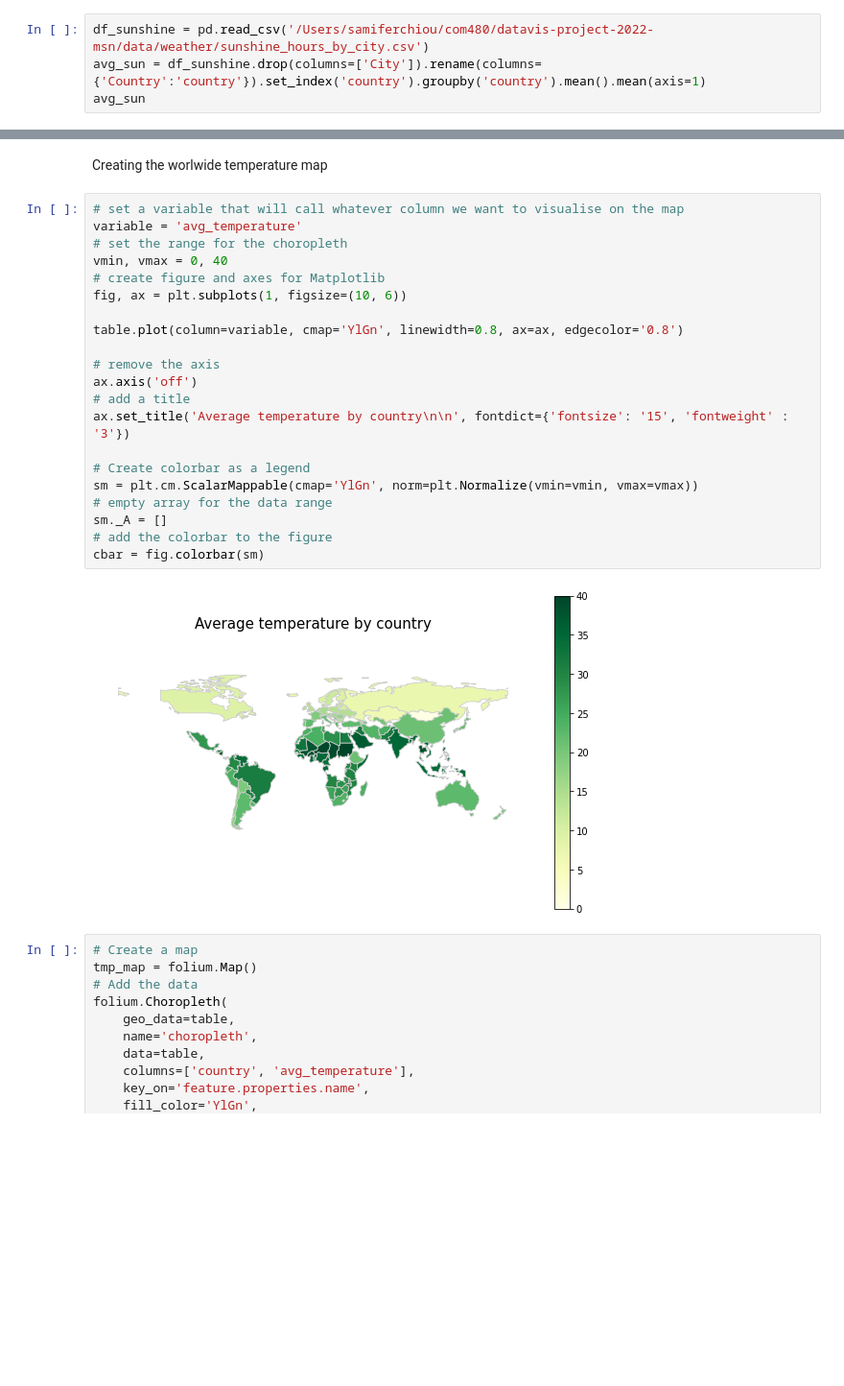
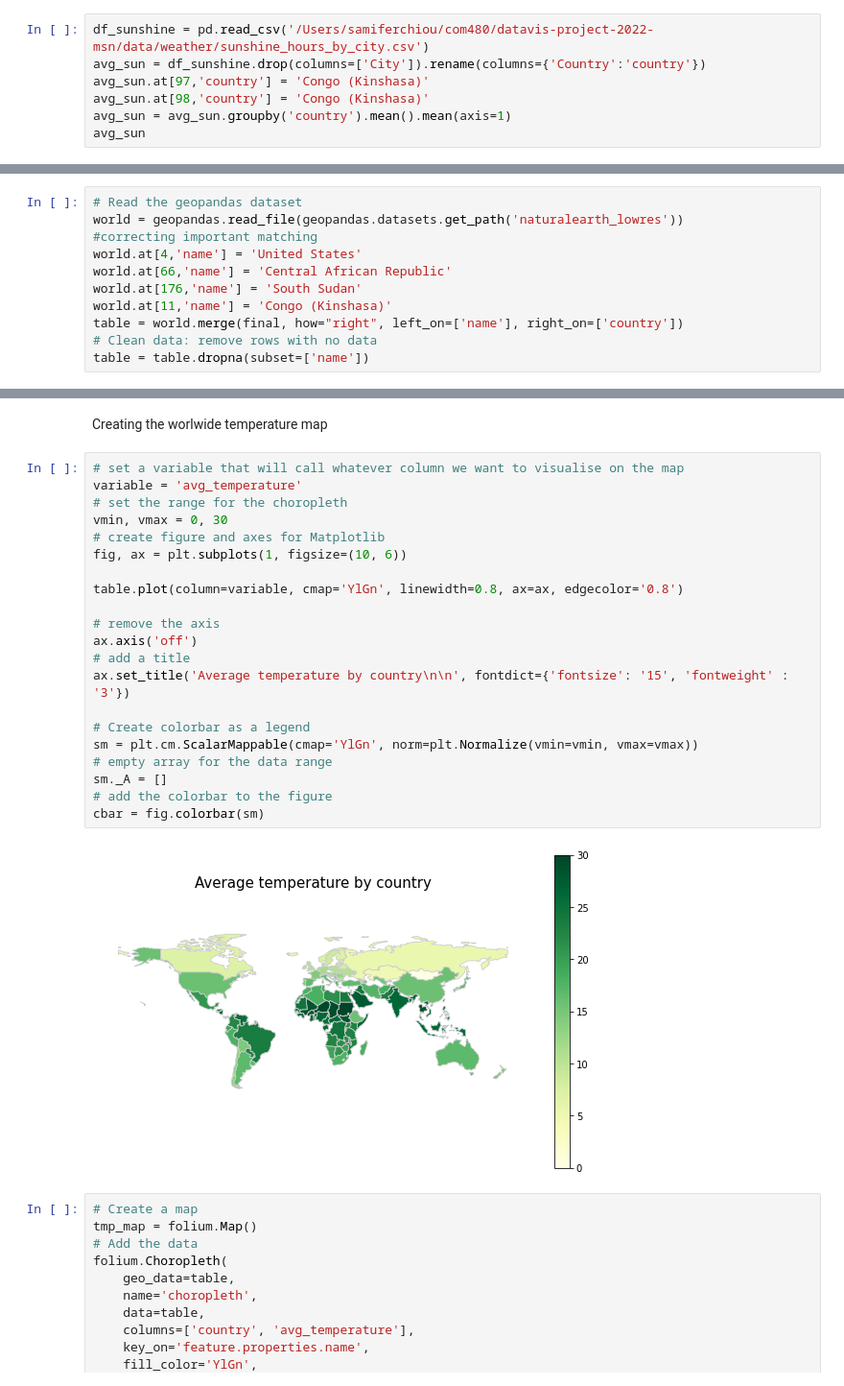
Before and after one commit to com-480-data-visualization/datavis-project-2022-msn, a Jupyter notebook: Milestone2/core_visualization.ipynb, the cells around one changed output, grey strips where cells are left out. Shown at 96% size. Saved outputs shown, nothing was run; the diff lists cells and outputs as text; blank space fills up the shorter version.

```diff
--- a/Milestone2/core_visualization.ipynb
+++ b/Milestone2/core_visualization.ipynb
@@ -164,7 +152,10 @@ Length: 203, dtype: float64
 Loading the Sunshine dataset
 # %%
 df_sunshine = pd.read_csv('/Users/samiferchiou/com480/datavis-project-2022-msn/data/weather/sunshine_hours_by_city.csv')
-avg_sun = df_sunshine.drop(columns=['City']).rename(columns={'Country':'country'}).set_index('country').groupby('country').mean().mean(axis=1)
+avg_sun = df_sunshine.drop(columns=['City']).rename(columns={'Country':'country'})
+avg_sun.at[97,'country'] = 'Congo (Kinshasa)'
+avg_sun.at[98,'country'] = 'Congo (Kinshasa)'
+avg_sun = avg_sun.groupby('country').mean().mean(axis=1)
 avg_sun
 # %% [output]
 country
@@ -227,3 +218,14 @@ final
 # %% [markdown]
 Creating the worlwide happiness map
+# %%
+# Read the geopandas dataset
+world = geopandas.read_file(geopandas.datasets.get_path('naturalearth_lowres'))
+#correcting important matching
+world.at[4,'name'] = 'United States'
+world.at[66,'name'] = 'Central African Republic'
+world.at[176,'name'] = 'South Sudan'
+world.at[11,'name'] = 'Congo (Kinshasa)'
+table = world.merge(final, how="right", left_on=['name'], right_on=['country'])
+# Clean data: remove rows with no data
+table = table.dropna(subset=['name'])
 # %%
@@ -277,26 +274,26 @@ Creating the worlwide temperature map
 # %%
 # set a variable that will call whatever column we want to visualise on the map
 variable = 'avg_temperature'
 # set the range for the choropleth
-vmin, vmax = 0, 40
+vmin, vmax = 0, 30
 # create figure and axes for Matplotlib
 fig, ax = plt.subplots(1, figsize=(10, 6))
 
 table.plot(column=variable, cmap='YlGn', linewidth=0.8, ax=ax, edgecolor='0.8')
 
 # remove the axis
 ax.axis('off')
 # add a title
 ax.set_title('Average temperature by country\n\n', fontdict={'fontsize': '15', 'fontweight' : '3'})
 
 # Create colorbar as a legend
 sm = plt.cm.ScalarMappable(cmap='YlGn', norm=plt.Normalize(vmin=vmin, vmax=vmax))
 # empty array for the data range
 sm._A = []
 # add the colorbar to the figure
 cbar = fig.colorbar(sm)
 # %% [output]
-[figure, old version]
+[figure, new version]
 # %%
 # Create a map
 tmp_map = folium.Map()
```
Also changed, not shown: parts of 6 cells of this notebook.
